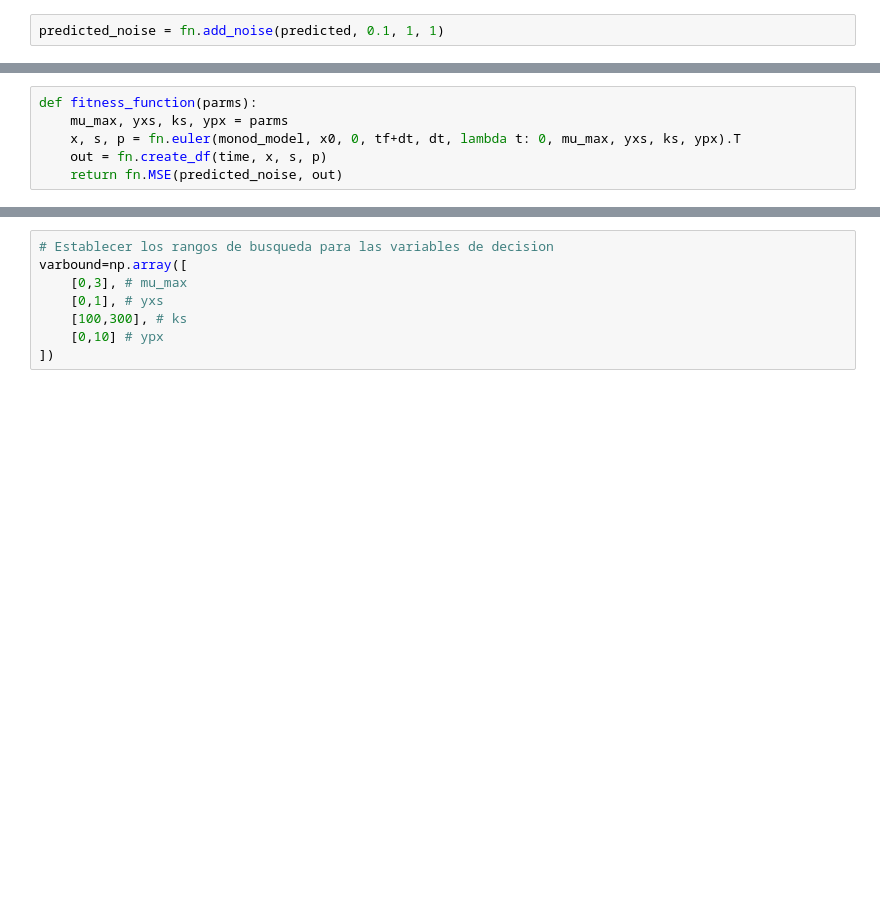
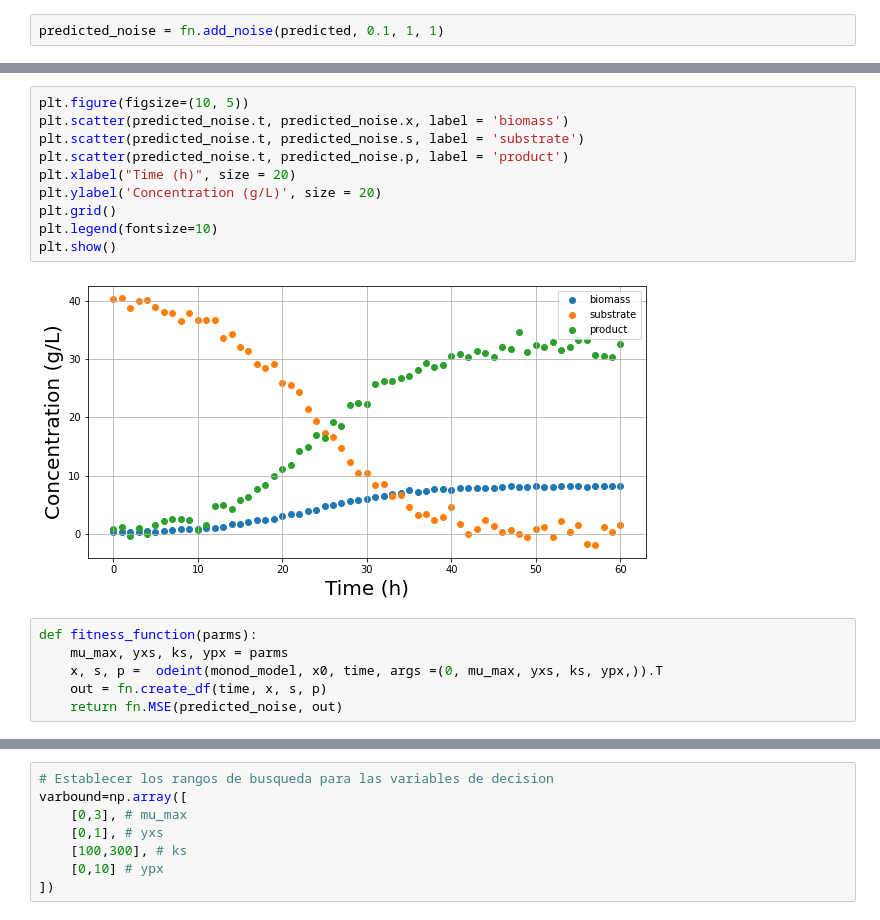
Before and after one commit to juanmggb/maestria, a Jupyter notebook: parameter_estimation/parameter_estimation.ipynb, the cells around one changed output, grey strips where cells are left out. Cells and saved outputs as stored; diff of their text form; blank space fills up the shorter version.

```diff
--- a/parameter_estimation/parameter_estimation.ipynb
+++ b/parameter_estimation/parameter_estimation.ipynb
@@ -104,7 +87,19 @@ fn.plot_data(predicted_noise)
+# %%
+plt.figure(figsize=(10, 5))
+plt.scatter(predicted_noise.t, predicted_noise.x, label = 'biomass')
+plt.scatter(predicted_noise.t, predicted_noise.s, label = 'substrate')
+plt.scatter(predicted_noise.t, predicted_noise.p, label = 'product')
+plt.xlabel("Time (h)", size = 20)
+plt.ylabel('Concentration (g/L)', size = 20)
+plt.grid()
+plt.legend(fontsize=10)
+plt.show()
+# %% [output]
+[figure, added]
 # %%
 def fitness_function(parms):
     mu_max, yxs, ks, ypx = parms
-    x, s, p = fn.euler(monod_model, x0, 0, tf+dt, dt, lambda t: 0, mu_max, yxs, ks, ypx).T
+    x, s, p =  odeint(monod_model, x0, time, args =(0, mu_max, yxs, ks, ypx,)).T
     out = fn.create_df(time, x, s, p)
     return fn.MSE(predicted_noise, out)
 # %%
```
Also changed, not shown: parts of 16 cells of this notebook.
